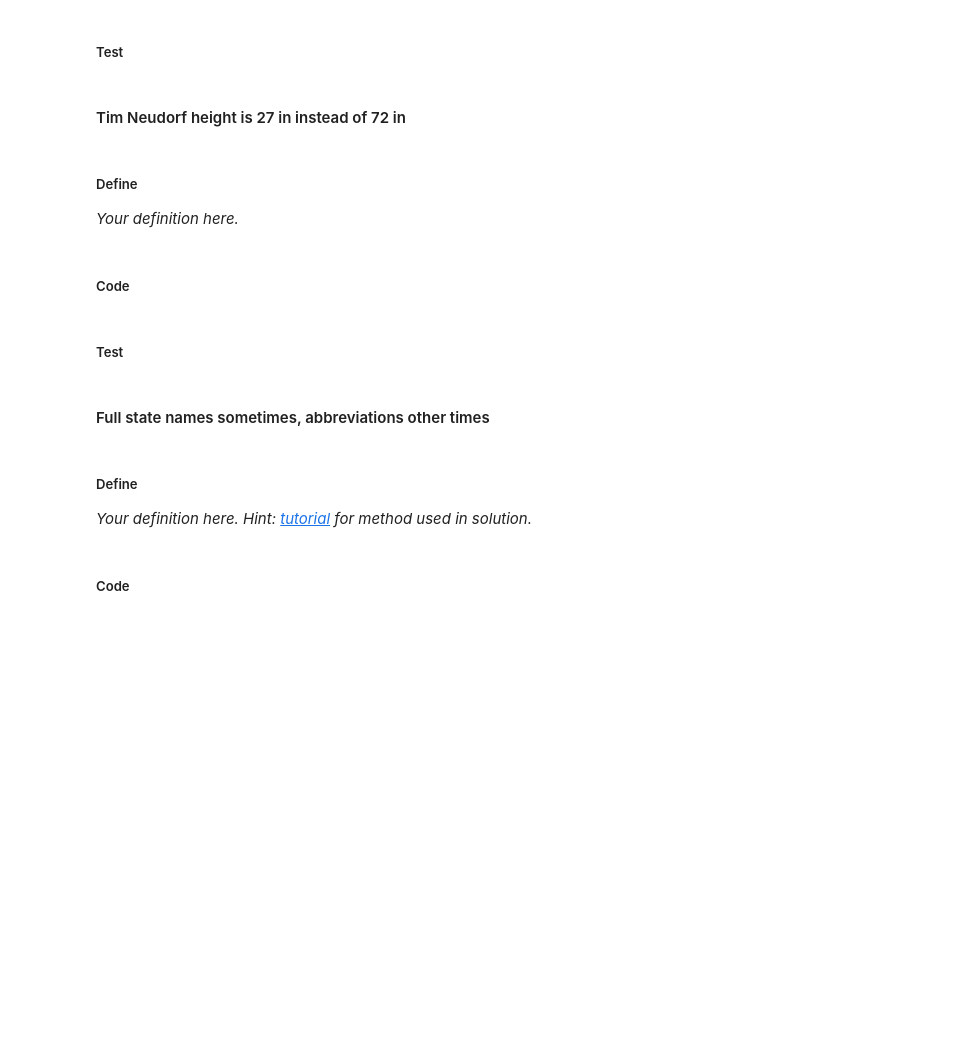
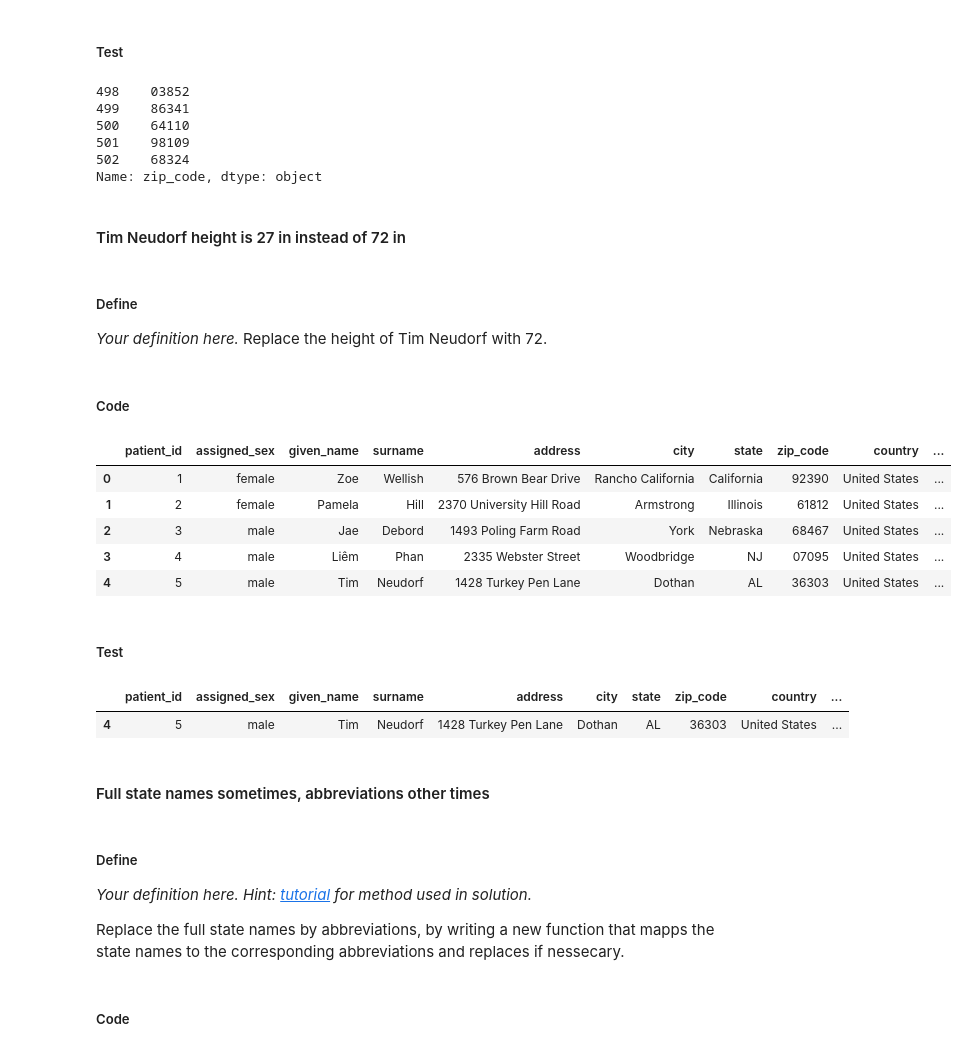
Before and after one commit to jhehemann/udacity-data-wrangling-assessing, a Jupyter notebook: cleaning/cleaning-student.ipynb, the cells around one changed output. Drawn from its saved outputs; the diff is of its cells as text; code cells hidden in the pictures; blank space fills up the shorter version.

Commit message:
cleaning dataset

```diff
--- a/cleaning/cleaning-student.ipynb
+++ b/cleaning/cleaning-student.ipynb
@@ -644,24 +661,54 @@ dtype: object
+# %%
+# Your cleaning code here
+import numpy as np
+patients_clean.zip_code = patients_clean.zip_code.astype(str).str[:-2].str.pad(5,fillchar='0')
+patients_clean.zip_code = patients_clean.zip_code.replace('0000n', np.nan)
 # %% [markdown]
 ##### Test
 # %%
 # Your testing code here
+patients_clean.zip_code.tail()
+# %% [output]
+498    03852
+499    86341
+500    64110
+501    98109
+502    68324
+Name: zip_code, dtype: object
 # %% [markdown]
 #### Tim Neudorf height is 27 in instead of 72 in
 # %% [markdown]
 ##### Define
 *Your definition here.*
+Replace the height of Tim Neudorf with 72.
 # %% [markdown]
 ##### Code
 # %%
 # Your cleaning code here
+#patients.given_name
+patients_clean.height = patients_clean.height.replace(27,72)
+patients_clean.head()
+# %% [output]
+|  | patient_id | assigned_sex | given_name | surname | address | city | state | zip_code | country | ... |
+| 0 | 1 | female | Zoe | Wellish | 576 Brown Bear Drive | Rancho California | California | 92390 | United States | ... |
+| 1 | 2 | female | Pamela | Hill | 2370 University Hill Road | Armstrong | Illinois | 61812 | United States | ... |
+| 2 | 3 | male | Jae | Debord | 1493 Poling Farm Road | York | Nebraska | 68467 | United States | ... |
+| 3 | 4 | male | Liêm | Phan | 2335 Webster Street | Woodbridge | NJ | 07095 | United States | ... |
+| 4 | 5 | male | Tim | Neudorf | 1428 Turkey Pen Lane | Dothan | AL | 36303 | United States | ... |
 # %% [markdown]
 ##### Test
 # %%
 # Your testing code here
+patients_clean[patients_clean.given_name == 'Tim']
+# %% [output]
+|  | patient_id | assigned_sex | given_name | surname | address | city | state | zip_code | country | ... |
+| 4 | 5 | male | Tim | Neudorf | 1428 Turkey Pen Lane | Dothan | AL | 36303 | United States | ... |
 # %% [markdown]
 #### Full state names sometimes, abbreviations other times
 # %% [markdown]
 ##### Define
 *Your definition here. Hint: [tutorial](https://chrisalbon.com/python/pandas_apply_operations_to_dataframes.html) for method used in solution.*
+
+Replace the full state names by abbreviations, by writing a new function that mapps the state names to the corresponding abbreviations and replaces if nessecary.
 # %% [markdown]
 ##### Code
```
Also changed, not shown: parts of 39 cells of this notebook.
